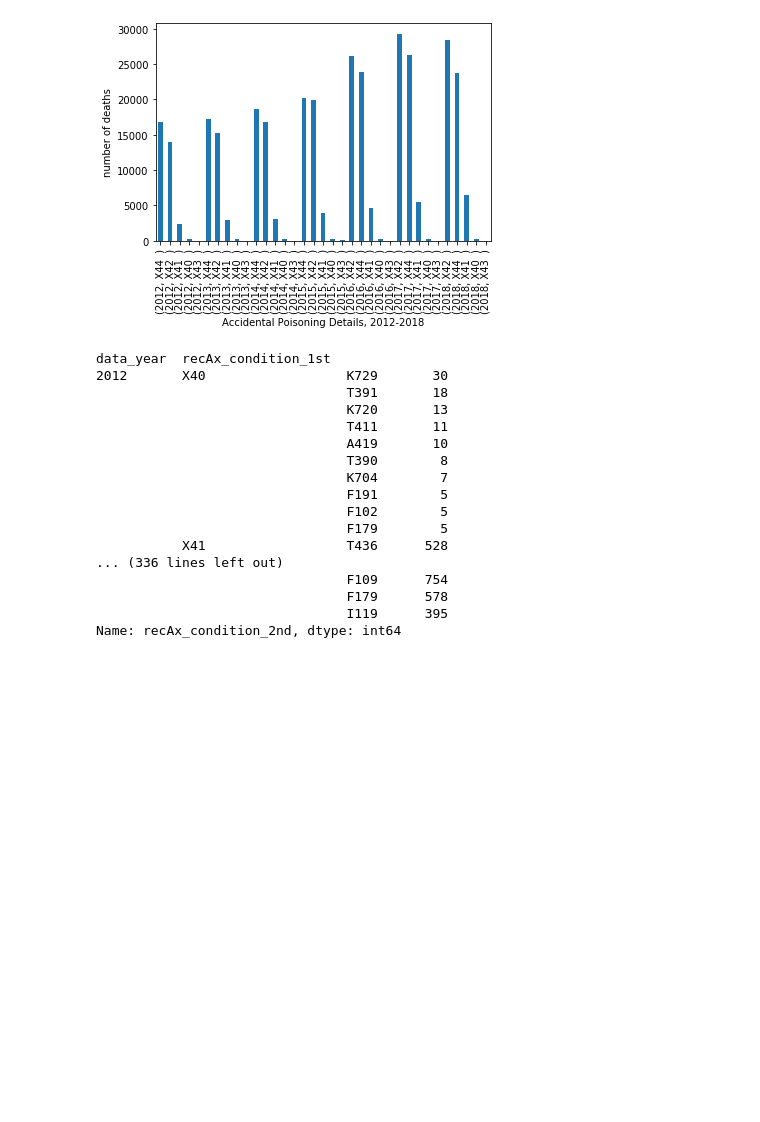
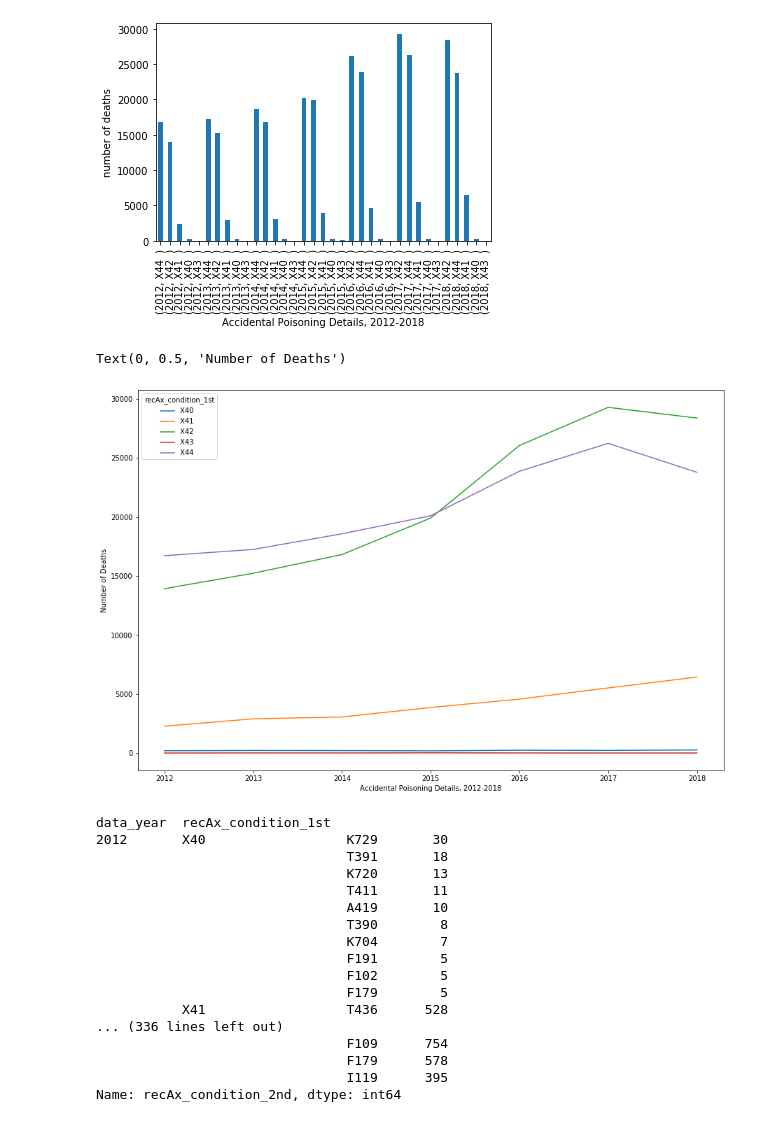
Before and after one commit to swarupmalli/Capstone_Mortality, a Jupyter notebook: EDA_Accidents_ALL.ipynb, the cells around one changed output. Saved outputs shown, nothing was run; the diff lists cells and outputs as text; code cells hidden in the pictures; blank space fills up the shorter version.

```diff
--- a/EDA_Accidents_ALL.ipynb
+++ b/EDA_Accidents_ALL.ipynb
@@ -340,5 +356,6 @@ NameError: name 'acc_all' is not defined
 # m2012 = pd.read_csv('data/rawdata/mort_2012.csv', low_memory=False)
 # print('m2012 file loaded')
 
-acc_all = pd.read_csv('data/mort_accidents_all.csv')
+# acc_all = pd.read_csv('data/mort_accidents_all.csv')
+acc_all = pd.read_csv('data/mort_accidents_all_title.csv', sep=';')
 # %% [output]
@@ -419,0 +508,6 @@ Text(0, 0.5, 'Number of Deaths')
+# %%
+acc_all_test = acc_all.copy()
+# %%
+
+acc_all_test['recAx_condition_1st'] = acc_all_test['recAx_condition_1st'].str.strip()
+acc_all_test['recAx_condition_2nd'] = acc_all_test['recAx_condition_2nd'].str.strip()
@@ -419,0 +606,4 @@ Text(0, 0.5, 'Number of Deaths')
+# %%
+# acc_all.insert(23, 'recAx1_icd_title', acc_all_test['recAx1_icd_title'])
+
+acc_all.insert(25, 'recAx2_icd_title', acc_all_test['recAx2_icd_title'])
@@ -501,6 +693,16 @@ plt.ylabel("number of deaths")
 # %% [output]
 Text(0, 0.5, 'number of deaths')
 [figure]
+# %%
+# plot data
+fig, ax = plt.subplots(figsize=(15,10))
+# use unstack
+poison.groupby(['data_year'])['recAx_condition_1st'].value_counts().unstack().plot(ax=ax)
+plt.xlabel("Accidental Poisoning Details, 2012-2018")
+plt.ylabel("Number of Deaths")
+# %% [output]
+Text(0, 0.5, 'Number of Deaths')
+[figure, added]
 # %%
 pd.options.display.max_rows = 8150
 
```
Also changed, not shown: parts of 26 cells of this notebook, 2 other files.
